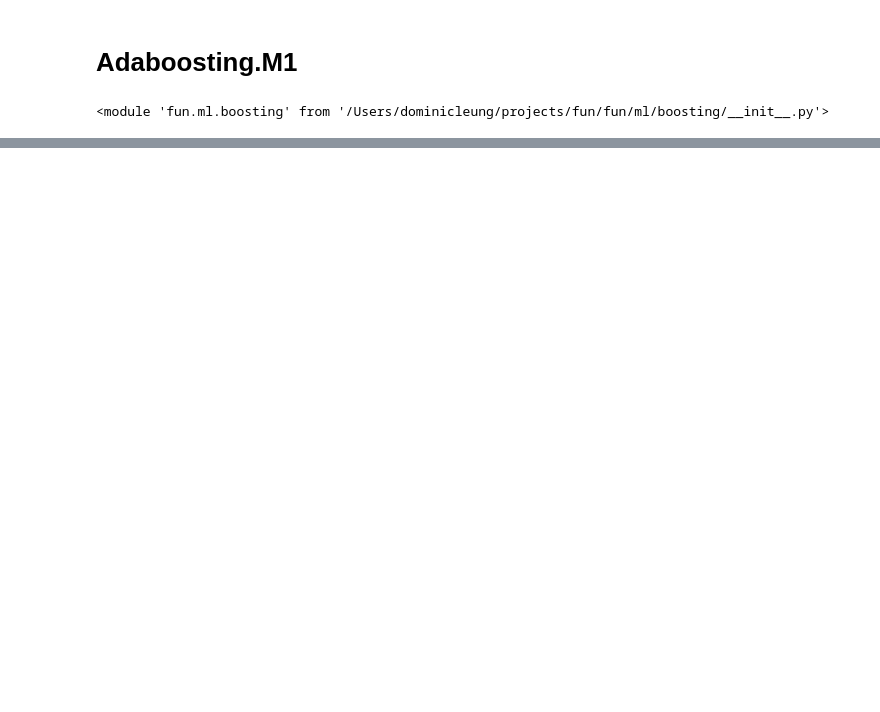
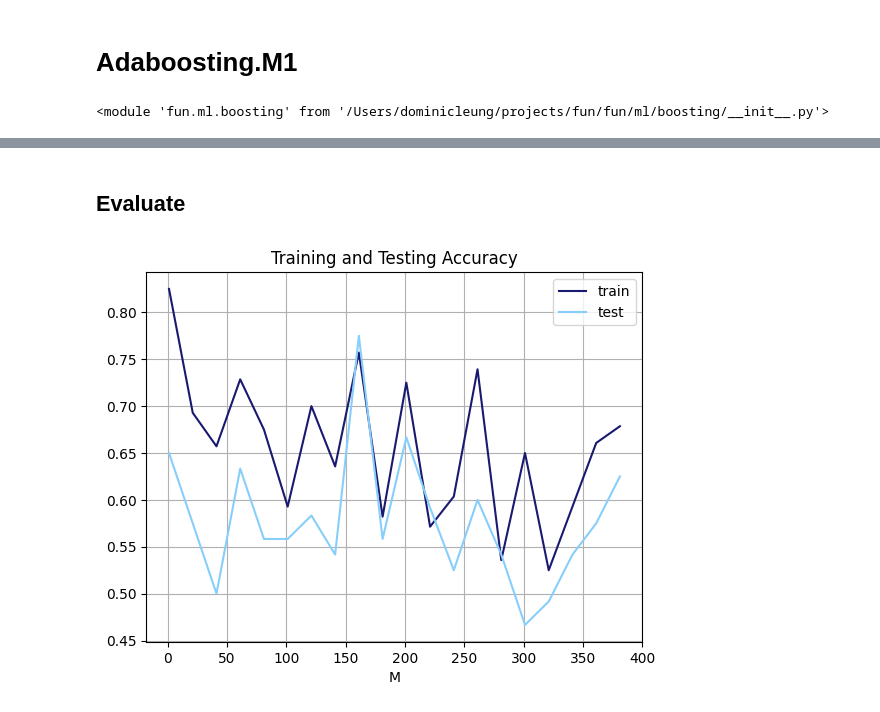
Before and after one commit to dominic-lcw/fun, a Jupyter notebook: nb/boosting/islp.ipynb, the cells around one changed output, grey strips where cells are left out. Saved outputs shown, nothing was run; the diff lists cells and outputs as text; code cells hidden in the pictures; blank space fills up the shorter version.

```diff
--- a/nb/boosting/islp.ipynb
+++ b/nb/boosting/islp.ipynb
@@ -62,8 +84,8 @@ importlib.reload(boost)
 # %% [output]
 <module 'fun.ml.boosting' from '/Users/dominicleung/projects/fun/fun/ml/boosting/__init__.py'>
 # %%
-clf = DTC(criterion = 'entropy', random_state = 3, max_depth = 3)
-pred = boost.adaboost_m1(X_train, y_train, clf, M = 100)
+clf = DTC(criterion = 'entropy', random_state = 0, max_depth = 3)
+pred = boost.adaboost_m1(X_train, y_train, clf, M = 50)
 # %%
 accuracy_score(y_train, pred(X_train))
 # %% [output]
@@ -74,0 +97,22 @@ accuracy_score(y_test, pred(X_test))
+# %% [markdown]
+## Evaluate
+# %%
+all_M = np.arange(1, 400, 20)
+# %%
+clf = DTC(criterion = 'entropy', random_state = 0, max_leaf_nodes = 8)
+# %%
+out_train = np.zeros(len(all_M))
+out_test = np.zeros(len(all_M))
+for i, M in enumerate(all_M):
+    pred = boost.adaboost_m1(X_train, y_train, clf, M = M)
+    out_train[i] = accuracy_score(y_train, pred(X_train))
+    out_test[i] = accuracy_score(y_test, pred(X_test))
+# %%
+plt.plot(all_M, out_train, color = 'midnightblue', label ='train')
+plt.plot(all_M, out_test, color = 'lightskyblue', label = 'test')
+plt.grid()
+plt.legend()
+plt.title('Training and Testing Accuracy')
+plt.xlabel("M");
+# %% [output]
+[figure, added]
```
Also changed, not shown: parts of 13 cells of this notebook, 1 other file.
